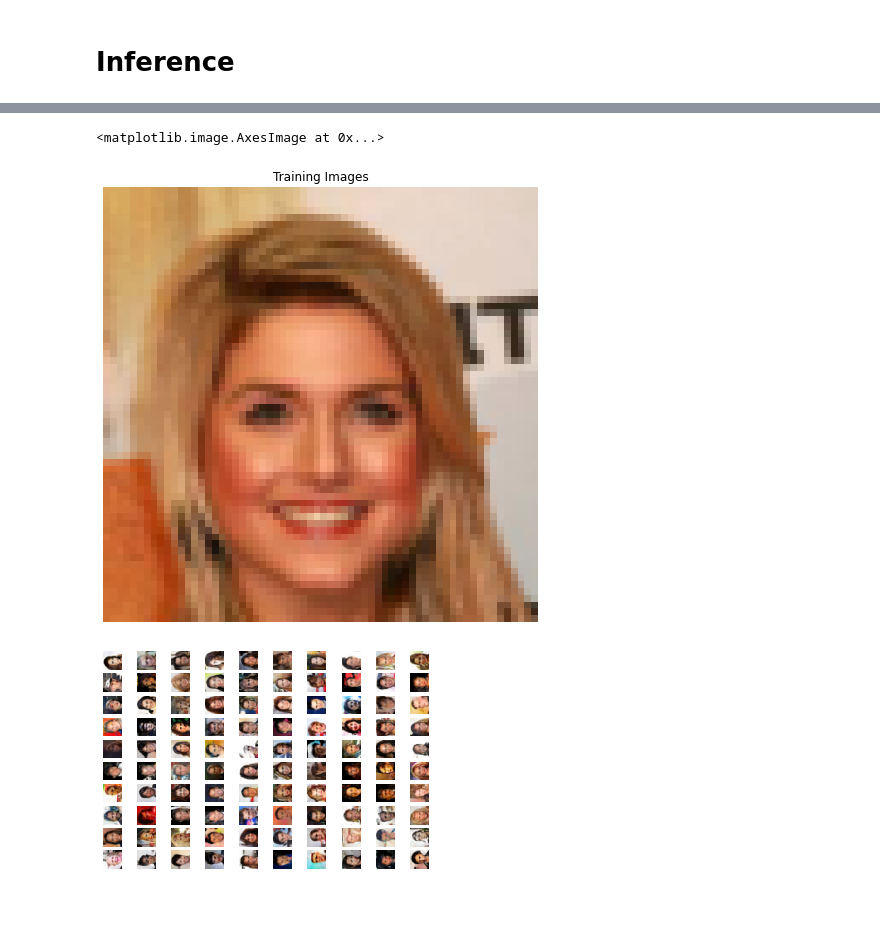
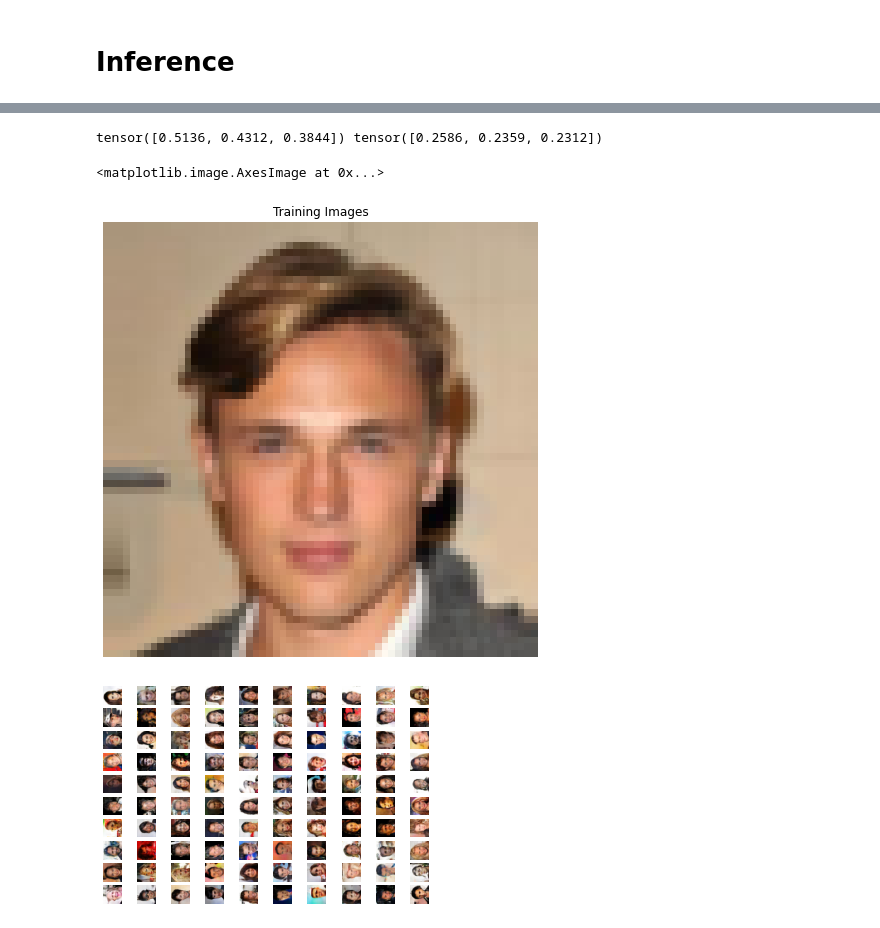
Before and after one commit to SeonghaEom/AI504, a Jupyter notebook: AI504_MIDTERM_PJ.ipynb, the cells around one changed output, grey strips where cells are left out. Drawn from its saved outputs; the diff is of its cells as text; code cells hidden in the pictures.

```diff
--- a/AI504_MIDTERM_PJ.ipynb
+++ b/AI504_MIDTERM_PJ.ipynb
@@ -76,7 +76,7 @@ dataset = dset.ImageFolder(root=dataroot,
                                transforms.Resize(image_size),
                                transforms.CenterCrop(image_size),
                                transforms.ToTensor(),
-                               transforms.Normalize((0.5, 0.5, 0.5), (0.5, 0.5, 0.5)),
+                               transforms.Normalize((0.5136, 0.4312, 0.3844), (0.2586, 0.2359, 0.2312)),
                            ]))
 # Create the dataloader
 dataloader = torch.utils.data.DataLoader(dataset, batch_size=batch_size,
@@ -461,32 +479,45 @@ Discriminator(
 # %%
 # We can use an image folder dataset the way we have it setup.
 # Create the dataset
 from dataset import RealDataset
 dataroot = './real'
 transform= transforms.Compose([
-                               transforms.Resize(image_size),
-                               transforms.CenterCrop(image_size),
+                              #  transforms.Resize(image_size),
+                              #  transforms.CenterCrop(image_size),
                                transforms.ToTensor(),
-                               transforms.Normalize((0.5, 0.5, 0.5), (0.5, 0.5, 0.5)),
+                              #  transforms.Normalize((0.5, 0.5, 0.5), (0.5, 0.5, 0.5)),
                            ])
 dataset = RealDataset(root_dir=dataroot, transform=transform)
 # Create the dataloader
-dataloader = torch.utils.data.DataLoader(dataset, batch_size=batch_size,
-                                         shuffle=True, num_workers=workers)
+dataloader = torch.utils.data.DataLoader(dataset, batch_size=64,
+                                         shuffle=True, num_workers=2)
+
+mean = 0.
+std = 0.
+for images in dataloader:
+    batch_samples = images.size(0) # batch size (the last batch can have smaller size!)
+    images = images.view(batch_samples, images.size(1), -1)
+    mean += images.mean(2).sum(0)
+    std += images.std(2).sum(0)
+
+mean /= len(dataloader.dataset)
+std /= len(dataloader.dataset)
+print(mean, std)
 
 # Decide which device we want to run on
 device = torch.device("cuda:0" if (torch.cuda.is_available() and ngpu > 0) else "cpu")
 # device = torch.device("gpu:0")
 
 # Plot some training images
 real_batch = next(iter(dataloader))
 plt.figure(figsize=(8,8))
 plt.axis("off")
 plt.title("Training Images")
 plt.imshow(np.transpose(vutils.make_grid(real_batch[0].to(device)[:64], padding=2, normalize=True).cpu(),(1,2,0)))
 # %% [output]
-<matplotlib.image.AxesImage at 0x...>
+tensor([0.5136, 0.4312, 0.3844]) tensor([0.2586, 0.2359, 0.2312])
+<matplotlib.image.AxesImage at 0x...>
-[figure, old version]
+[figure, new version]
 # %%
 
 # example of loading the generator model and generating images
```
Also changed, not shown: parts of 5 cells of this notebook, 1 other file.
